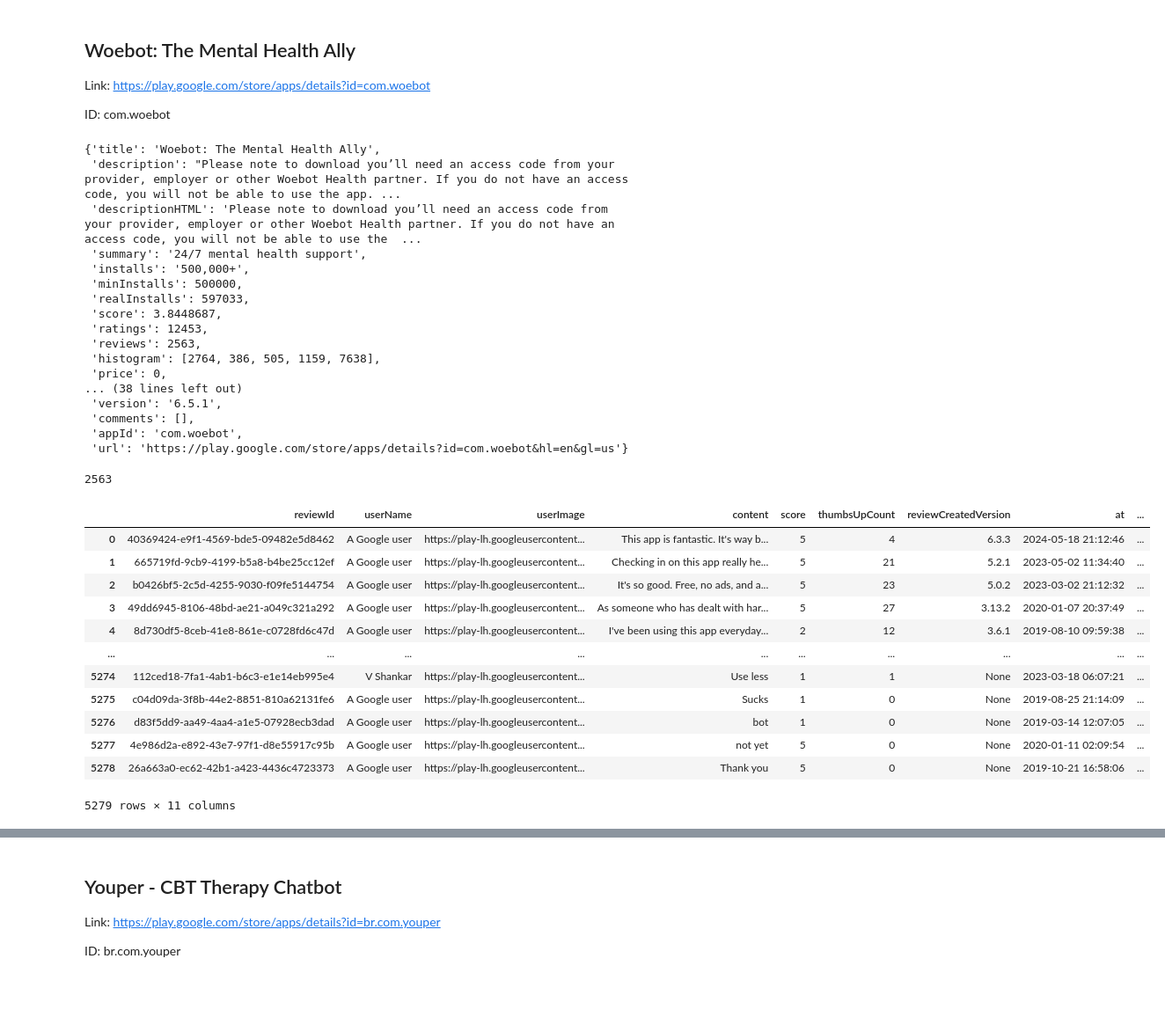
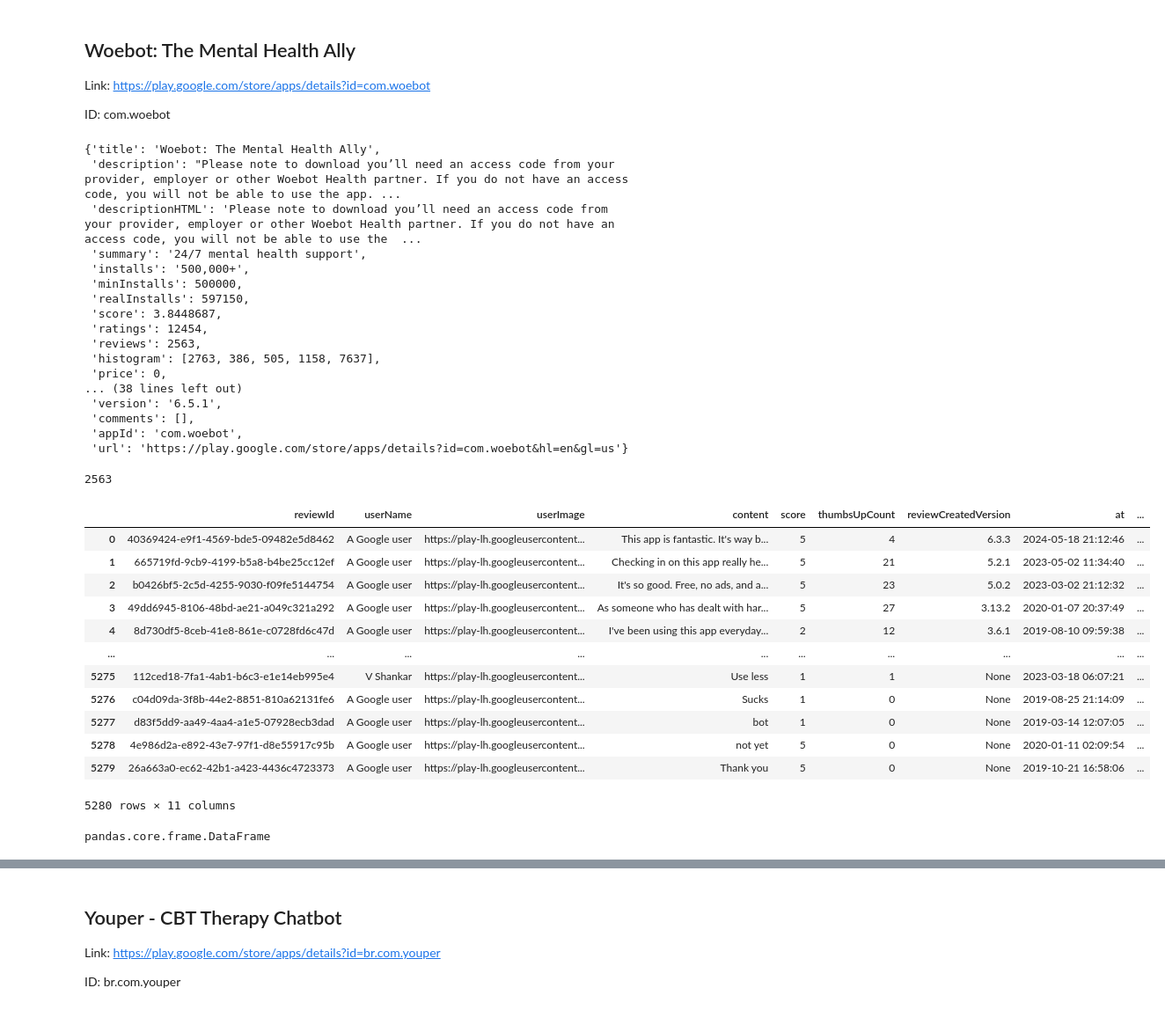
Before and after one commit to themasudur/Mental-Health-App-Reviews, a Jupyter notebook: Review_Scraping.ipynb, the cells around one changed output, grey strips where cells are left out. Shown at 88% size. Cells and saved outputs as stored; diff of their text form; code cells hidden in the pictures.

```diff
--- a/Review_Scraping.ipynb
+++ b/Review_Scraping.ipynb
@@ -121,7 +160,7 @@ ID: com.woebot
 id2 = 'com.woebot'
 # %%
 details_wysa = app(id2, lang='en', country='us')
-details_wysa
+#details_wysa
 # %% [output]
 {'title': 'Woebot: The Mental Health Ally',
  'description': "Please note to download you’ll need an access code from your provider, employer or other Woebot Health partner. If you do not have an access code, you will not be able to use the app. ...
@@ -129,11 +168,11 @@ details_wysa
  'summary': '24/7 mental health support',
  'installs': '500,000+',
  'minInstalls': 500000,
- 'realInstalls': 597033,
+ 'realInstalls': 597150,
  'score': 3.8448687,
- 'ratings': 12453,
+ 'ratings': 12454,
  'reviews': 2563,
- 'histogram': [2764, 386, 505, 1159, 7638],
+ 'histogram': [2763, 386, 505, 1158, 7637],
  'price': 0,
 ... (38 lines left out)
  'version': '6.5.1',
@@ -165,19 +204,23 @@ all_reviews = reviews_all(
 #all_reviews
 # %%
 reviews = pd.json_normalize(all_reviews)
-reviews
+#reviews
 #reviews.head()
 # %% [output]
 |  | reviewId | userName | userImage | content | score | thumbsUpCount | reviewCreatedVersion | at | ... |
 | 0 | 40369424-e9f1-4569-bde5-09482e5d8462 | A Google user | https://play-lh.googleusercontent... | This app is fantastic. It's way b... | 5 | 4 | 6.3.3 | 2024-05-18 21:12:46 | ... |
 | 1 | 665719fd-9cb9-4199-b5a8-b4be25cc12ef | A Google user | https://play-lh.googleusercontent... | Checking in on this app really he... | 5 | 21 | 5.2.1 | 2023-05-02 11:34:40 | ... |
 | 2 | b0426bf5-2c5d-4255-9030-f09fe5144754 | A Google user | https://play-lh.googleusercontent... | It's so good. Free, no ads, and a... | 5 | 23 | 5.0.2 | 2023-03-02 21:12:32 | ... |
 | 3 | 49dd6945-8106-48bd-ae21-a049c321a292 | A Google user | https://play-lh.googleusercontent... | As someone who has dealt with har... | 5 | 27 | 3.13.2 | 2020-01-07 20:37:49 | ... |
 | 4 | 8d730df5-8ceb-41e8-861e-c0728fd6c47d | A Google user | https://play-lh.googleusercontent... | I've been using this app everyday... | 2 | 12 | 3.6.1 | 2019-08-10 09:59:38 | ... |
 | ... | ... | ... | ... | ... | ... | ... | ... | ... | ... |
-| 5274 | 112ced18-7fa1-4ab1-b6c3-e1e14eb995e4 | V Shankar | https://play-lh.googleusercontent... | Use less | 1 | 1 | None | 2023-03-18 06:07:21 | ... |
-| 5275 | c04d09da-3f8b-44e2-8851-810a62131fe6 | A Google user | https://play-lh.googleusercontent... | Sucks | 1 | 0 | None | 2019-08-25 21:14:09 | ... |
-| 5276 | d83f5dd9-aa49-4aa4-a1e5-07928ecb3dad | A Google user | https://play-lh.googleusercontent... | bot | 1 | 0 | None | 2019-03-14 12:07:05 | ... |
-| 5277 | 4e986d2a-e892-43e7-97f1-d8e55917c95b | A Google user | https://play-lh.googleusercontent... | not yet | 5 | 0 | None | 2020-01-11 02:09:54 | ... |
-| 5278 | 26a663a0-ec62-42b1-a423-4436c4723373 | A Google user | https://play-lh.googleusercontent... | Thank you | 5 | 0 | None | 2019-10-21 16:58:06 | ... |
+| 5275 | 112ced18-7fa1-4ab1-b6c3-e1e14eb995e4 | V Shankar | https://play-lh.googleusercontent... | Use less | 1 | 1 | None | 2023-03-18 06:07:21 | ... |
+| 5276 | c04d09da-3f8b-44e2-8851-810a62131fe6 | A Google user | https://play-lh.googleusercontent... | Sucks | 1 | 0 | None | 2019-08-25 21:14:09 | ... |
+| 5277 | d83f5dd9-aa49-4aa4-a1e5-07928ecb3dad | A Google user | https://play-lh.googleusercontent... | bot | 1 | 0 | None | 2019-03-14 12:07:05 | ... |
+| 5278 | 4e986d2a-e892-43e7-97f1-d8e55917c95b | A Google user | https://play-lh.googleusercontent... | not yet | 5 | 0 | None | 2020-01-11 02:09:54 | ... |
+| 5279 | 26a663a0-ec62-42b1-a423-4436c4723373 | A Google user | https://play-lh.googleusercontent... | Thank you | 5 | 0 | None | 2019-10-21 16:58:06 | ... |
-5279 rows × 11 columns
+5280 rows × 11 columns
+# %%
+type(all_my_reviews)
+# %% [output]
+pandas.core.frame.DataFrame
```
Also changed, not shown: parts of 42 cells of this notebook, 11 other files.
